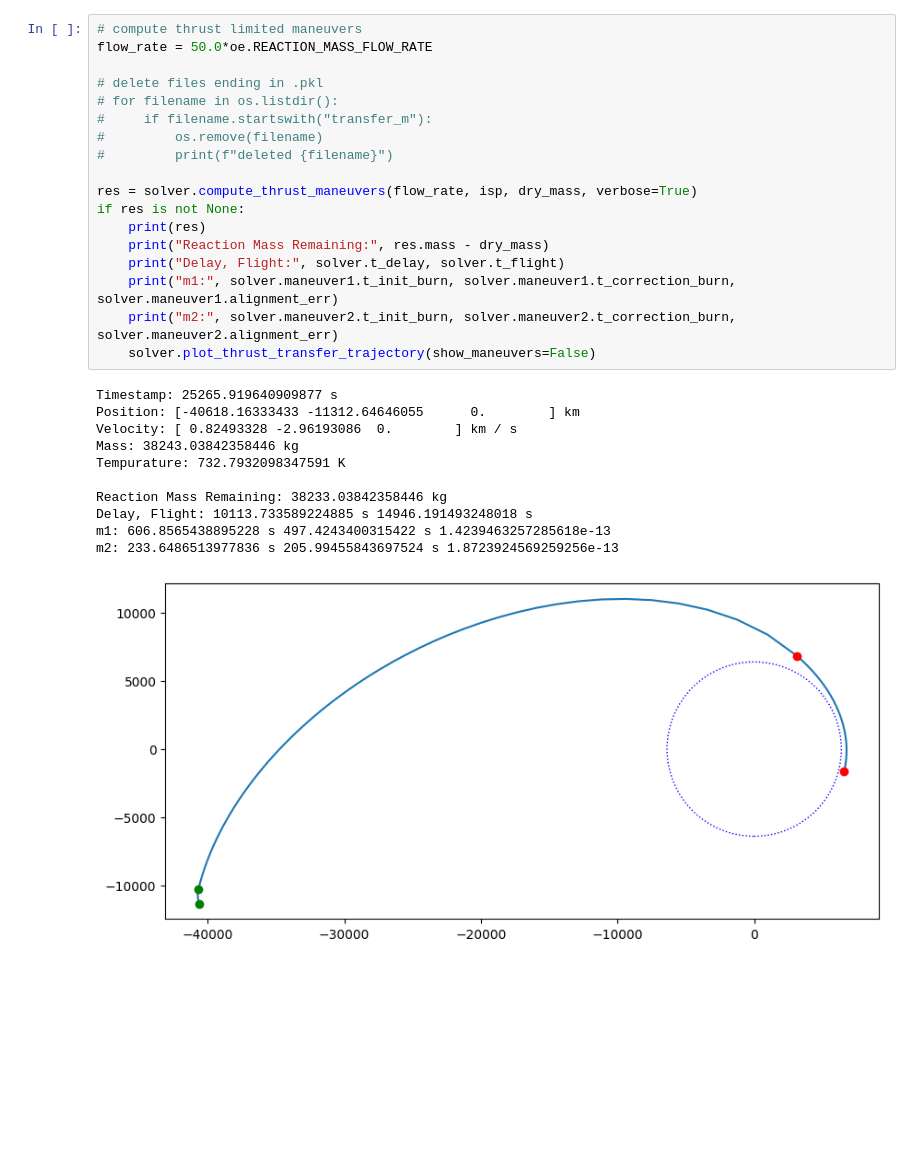
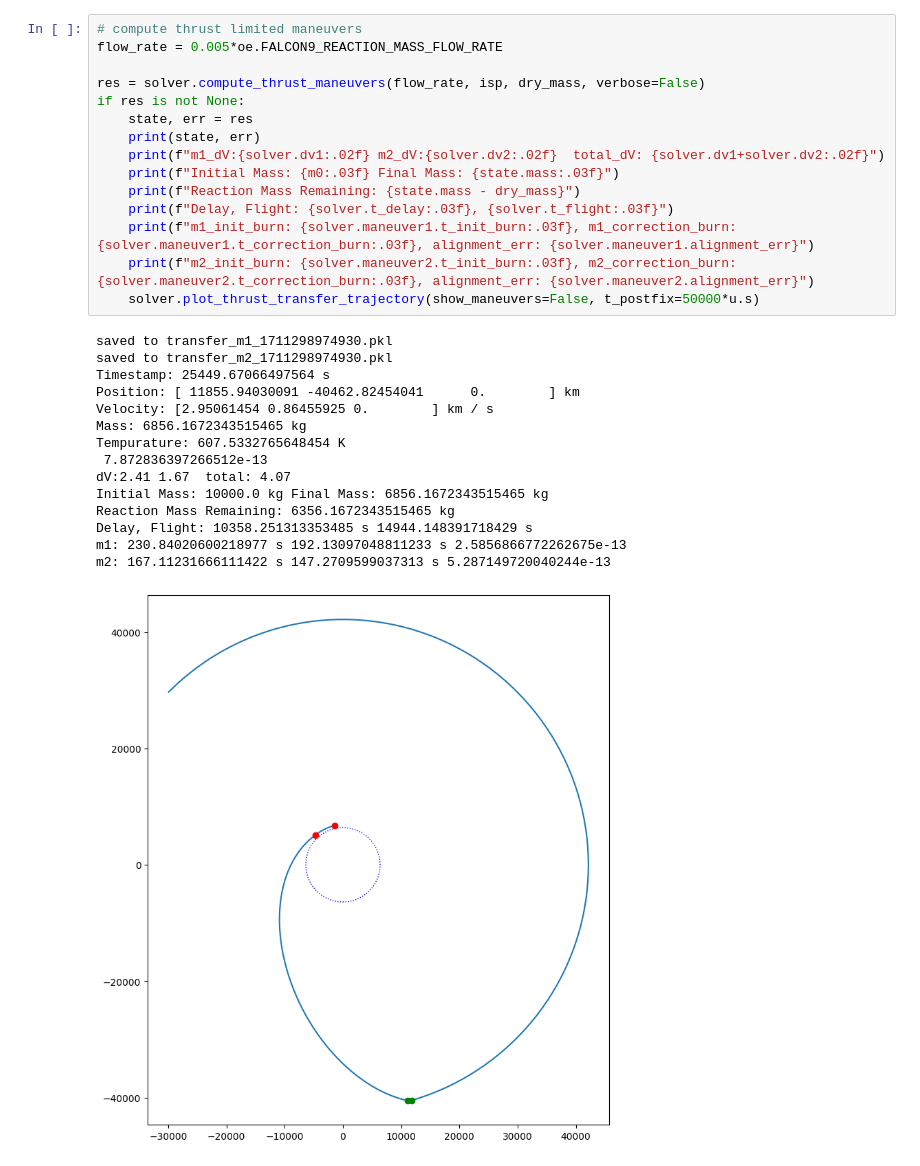
Before and after one commit to jcl5m1/Gather, a Jupyter notebook: python/playground.ipynb, the cells around one changed output. Cells and saved outputs as stored; diff of their text form; blank space fills up the shorter version.

Commit message:
cleanup and transfer solver

```diff
--- a/python/playground.ipynb
+++ b/python/playground.ipynb
@@ -451,30 +61,31 @@ Transfer: dv1: 2.43 dv2: 1.67 t_delay: 10113.733589224885 s t_flight: 14946.1914
 # %%
 # compute thrust limited maneuvers
-flow_rate = 50.0*oe.REACTION_MASS_FLOW_RATE
+flow_rate = 0.005*oe.FALCON9_REACTION_MASS_FLOW_RATE
 
-# delete files ending in .pkl
-# for filename in os.listdir():
-#     if filename.startswith("transfer_m"):
-#         os.remove(filename)
-#         print(f"deleted {filename}")
-
-res = solver.compute_thrust_maneuvers(flow_rate, isp, dry_mass, verbose=True)
+res = solver.compute_thrust_maneuvers(flow_rate, isp, dry_mass, verbose=False)
 if res is not None:
-    print(res)
-    print("Reaction Mass Remaining:", res.mass - dry_mass)
-    print("Delay, Flight:", solver.t_delay, solver.t_flight)
-    print("m1:", solver.maneuver1.t_init_burn, solver.maneuver1.t_correction_burn, solver.maneuver1.alignment_err)
-    print("m2:", solver.maneuver2.t_init_burn, solver.maneuver2.t_correction_burn, solver.maneuver2.alignment_err)
-    solver.plot_thrust_transfer_trajectory(show_maneuvers=False)
+    state, err = res
+    print(state, err)
+    print(f"m1_dV:{solver.dv1:.02f} m2_dV:{solver.dv2:.02f}  total_dV: {solver.dv1+solver.dv2:.02f}")
+    print(f"Initial Mass: {m0:.03f} Final Mass: {state.mass:.03f}")
+    print(f"Reaction Mass Remaining: {state.mass - dry_mass}")
+    print(f"Delay, Flight: {solver.t_delay:.03f}, {solver.t_flight:.03f}")
+    print(f"m1_init_burn: {solver.maneuver1.t_init_burn:.03f}, m1_correction_burn: {solver.maneuver1.t_correction_burn:.03f}, alignment_err: {solver.maneuver1.alignment_err}")
+    print(f"m2_init_burn: {solver.maneuver2.t_init_burn:.03f}, m2_correction_burn: {solver.maneuver2.t_correction_burn:.03f}, alignment_err: {solver.maneuver2.alignment_err}")
+    solver.plot_thrust_transfer_trajectory(show_maneuvers=False, t_postfix=50000*u.s)
 # %% [output]
-Timestamp: 25265.919640909877 s
-Position: [-40618.16333433 -11312.64646055      0.        ] km
-Velocity: [ 0.82493328 -2.96193086  0.        ] km / s
-Mass: 38243.03842358446 kg
-Tempurature: 732.7932098347591 K
-
-Reaction Mass Remaining: 38233.03842358446 kg
-Delay, Flight: 10113.733589224885 s 14946.191493248018 s
-m1: 606.8565438895228 s 497.4243400315422 s 1.4239463257285618e-13
-m2: 233.6486513977836 s 205.99455843697524 s 1.8723924569259256e-13
+saved to transfer_m1_1711298974930.pkl
+saved to transfer_m2_1711298974930.pkl
+Timestamp: 25449.67066497564 s
+Position: [ 11855.94030091 -40462.82454041      0.        ] km
+Velocity: [2.95061454 0.86455925 0.        ] km / s
+Mass: 6856.1672343515465 kg
+Tempurature: 607.5332765648454 K
+ 7.872836397266512e-13
+dV:2.41 1.67  total: 4.07
+Initial Mass: 10000.0 kg Final Mass: 6856.1672343515465 kg
+Reaction Mass Remaining: 6356.1672343515465 kg
+Delay, Flight: 10358.251313353485 s 14944.148391718429 s
+m1: 230.84020600218977 s 192.13097048811233 s 2.5856866772262675e-13
+m2: 167.11231666111422 s 147.2709599037313 s 5.287149720040244e-13
-[figure, old version]
+[figure, new version]
```
Also changed, not shown: parts of 5 cells of this notebook, 9 other files.
